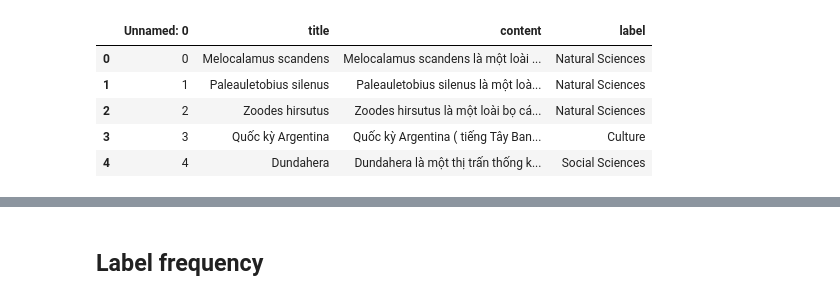
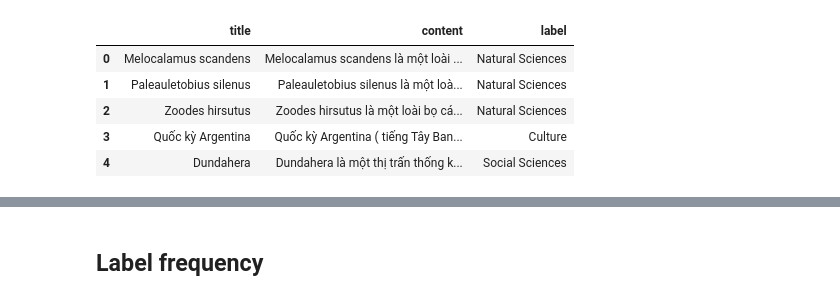
Before and after one commit to Duonn512/Wikipedia-Category-Classification, a Jupyter notebook: notebooks/data_exploration.ipynb, the cells around one changed output, grey strips where cells are left out. Cells and saved outputs as stored; diff of their text form; code cells hidden in the pictures.

```diff
--- a/notebooks/data_exploration.ipynb
+++ b/notebooks/data_exploration.ipynb
@@ -7,17 +12,17 @@ import matplotlib.pyplot as plt
 # %%
-df = pd.read_csv('../data/labelled_data.csv')
+df = pd.read_csv('../data/all_wiki_data.csv')
 df['label'] = df['label'].replace({
     0: "Natural Sciences",
     1: "Social Sciences",
     2: "Engineering",
     3: "Culture",
     4: "Other"
 })
 df.head()
 # %% [output]
-|  | Unnamed: 0 | title | content | label |
-| 0 | 0 | Melocalamus scandens | Melocalamus scandens là một loài ... | Natural Sciences |
-| 1 | 1 | Paleauletobius silenus | Paleauletobius silenus là một loà... | Natural Sciences |
-| 2 | 2 | Zoodes hirsutus | Zoodes hirsutus là một loài bọ cá... | Natural Sciences |
-| 3 | 3 | Quốc kỳ Argentina | Quốc kỳ Argentina ( tiếng Tây Ban... | Culture |
-| 4 | 4 | Dundahera | Dundahera là một thị trấn thống k... | Social Sciences |
+|  | title | content | label |
+| 0 | Melocalamus scandens | Melocalamus scandens là một loài ... | Natural Sciences |
+| 1 | Paleauletobius silenus | Paleauletobius silenus là một loà... | Natural Sciences |
+| 2 | Zoodes hirsutus | Zoodes hirsutus là một loài bọ cá... | Natural Sciences |
+| 3 | Quốc kỳ Argentina | Quốc kỳ Argentina ( tiếng Tây Ban... | Culture |
+| 4 | Dundahera | Dundahera là một thị trấn thống k... | Social Sciences |
```
Also changed, not shown: parts of 15 cells of this notebook, 12 other files.
